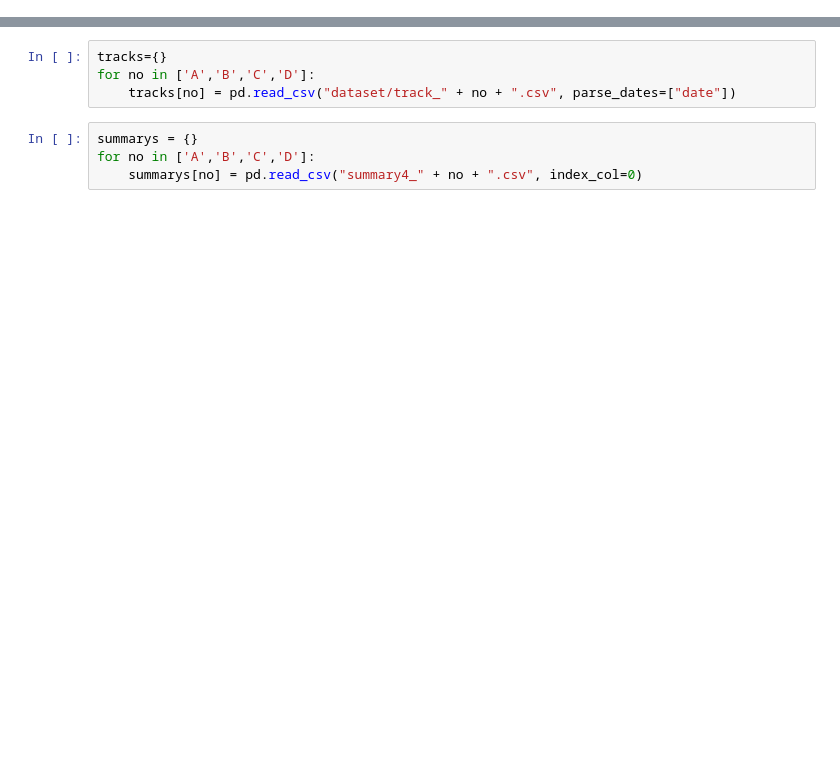
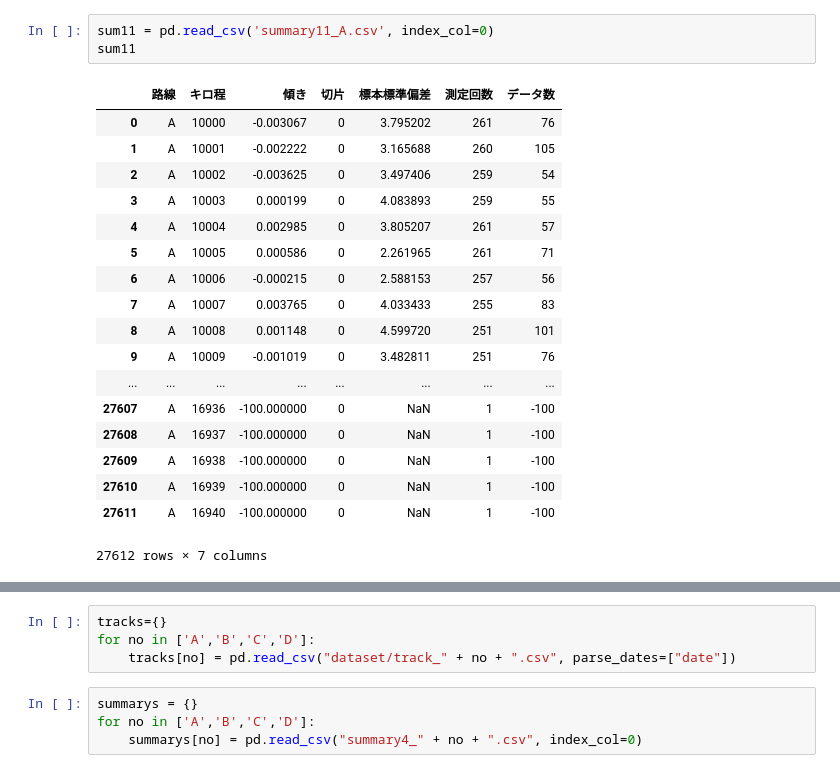
Before and after one commit to a0082273/signate_railway, a Jupyter notebook: check.ipynb, the cells around one changed output, grey strips where cells are left out. Saved outputs shown, nothing was run; the diff lists cells and outputs as text; blank space fills up the shorter version.

```diff
--- a/check.ipynb
+++ b/check.ipynb
@@ -50,0 +53,22 @@ sns.heatmap(data5.corr())
+# %%
+sum11 = pd.read_csv('summary11_A.csv', index_col=0)
+sum11
+# %% [output]
+|  | 路線 | キロ程 | 傾き | 切片 | 標本標準偏差 | 測定回数 | データ数 |
+| 0 | A | 10000 | -0.003067 | 0 | 3.795202 | 261 | 76 |
+| 1 | A | 10001 | -0.002222 | 0 | 3.165688 | 260 | 105 |
+| 2 | A | 10002 | -0.003625 | 0 | 3.497406 | 259 | 54 |
+| 3 | A | 10003 | 0.000199 | 0 | 4.083893 | 259 | 55 |
+| 4 | A | 10004 | 0.002985 | 0 | 3.805207 | 261 | 57 |
+| 5 | A | 10005 | 0.000586 | 0 | 2.261965 | 261 | 71 |
+| 6 | A | 10006 | -0.000215 | 0 | 2.588153 | 257 | 56 |
+| 7 | A | 10007 | 0.003765 | 0 | 4.033433 | 255 | 83 |
+| 8 | A | 10008 | 0.001148 | 0 | 4.599720 | 251 | 101 |
+| 9 | A | 10009 | -0.001019 | 0 | 3.482811 | 251 | 76 |
+| ... | ... | ... | ... | ... | ... | ... | ... |
+| 27607 | A | 16936 | -100.000000 | 0 | NaN | 1 | -100 |
+| 27608 | A | 16937 | -100.000000 | 0 | NaN | 1 | -100 |
+| 27609 | A | 16938 | -100.000000 | 0 | NaN | 1 | -100 |
+| 27610 | A | 16939 | -100.000000 | 0 | NaN | 1 | -100 |
+| 27611 | A | 16940 | -100.000000 | 0 | NaN | 1 | -100 |
+27612 rows × 7 columns
```
Also changed, not shown: parts of 23 cells of this notebook, 3 other files.
